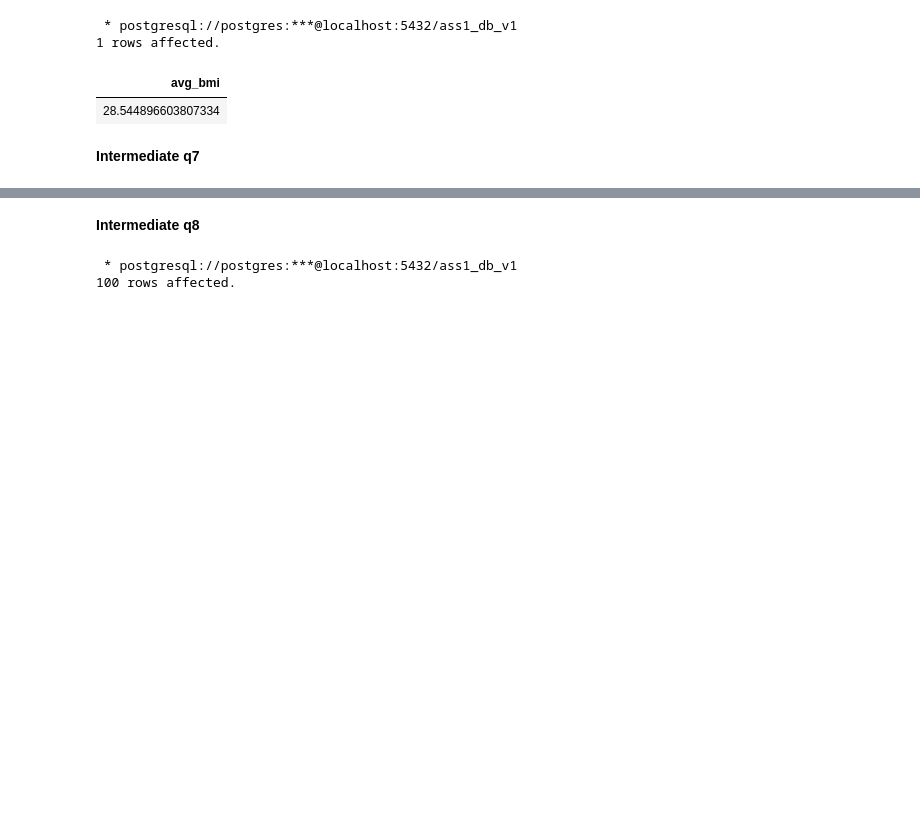
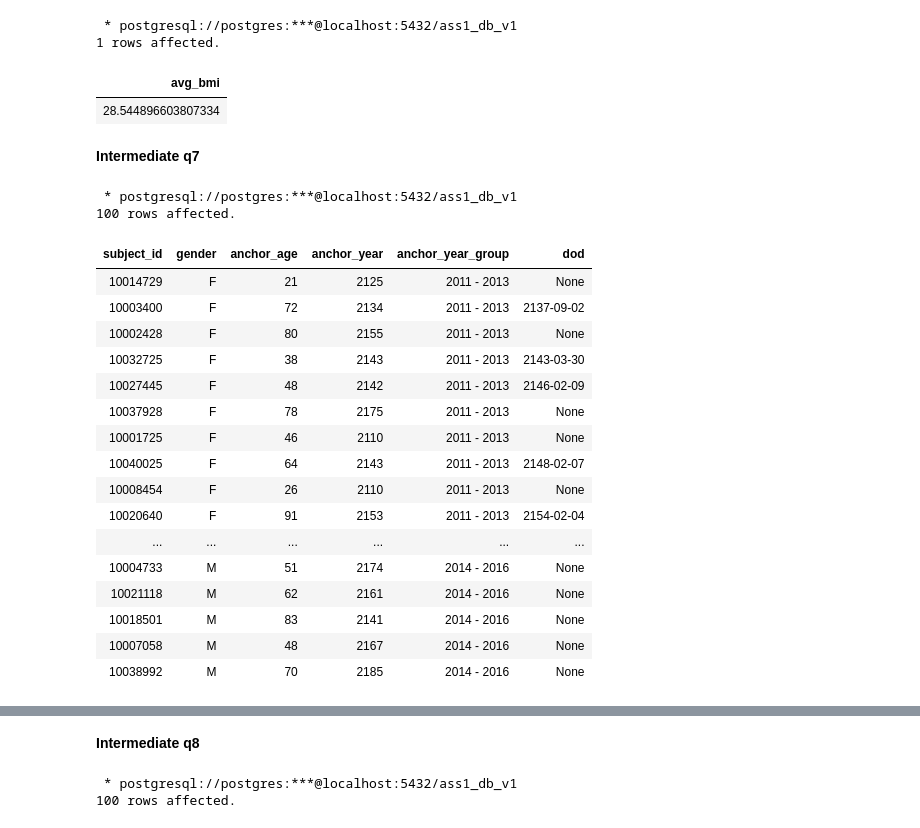
Before and after one commit to sarthak-panda/Sem6, a Jupyter notebook: COL362/Assignments/A1/rough.ipynb, the cells around one changed output, grey strips where cells are left out. Drawn from its saved outputs; the diff is of its cells as text; code cells hidden in the pictures; blank space fills up the shorter version.

```diff
--- a/COL362/Assignments/A1/rough.ipynb
+++ b/COL362/Assignments/A1/rough.ipynb
@@ -457,3 +457,25 @@ from cte
 **Intermediate q7**
 # %%
 %%sql
+select *
+from hosp.diagnoses_icd
+# %% [output]
+ * postgresql://postgres:***@localhost:5432/ass1_db_v1
+100 rows affected.
+| subject_id | gender | anchor_age | anchor_year | anchor_year_group | dod |
+| 10014729 | F | 21 | 2125 | 2011 - 2013 | None |
+| 10003400 | F | 72 | 2134 | 2011 - 2013 | 2137-09-02 |
+| 10002428 | F | 80 | 2155 | 2011 - 2013 | None |
+| 10032725 | F | 38 | 2143 | 2011 - 2013 | 2143-03-30 |
+| 10027445 | F | 48 | 2142 | 2011 - 2013 | 2146-02-09 |
+| 10037928 | F | 78 | 2175 | 2011 - 2013 | None |
+| 10001725 | F | 46 | 2110 | 2011 - 2013 | None |
+| 10040025 | F | 64 | 2143 | 2011 - 2013 | 2148-02-07 |
+| 10008454 | F | 26 | 2110 | 2011 - 2013 | None |
+| 10020640 | F | 91 | 2153 | 2011 - 2013 | 2154-02-04 |
+| ... | ... | ... | ... | ... | ... |
+| 10004733 | M | 51 | 2174 | 2014 - 2016 | None |
+| 10021118 | M | 62 | 2161 | 2014 - 2016 | None |
+| 10018501 | M | 83 | 2141 | 2014 - 2016 | None |
+| 10007058 | M | 48 | 2167 | 2014 - 2016 | None |
+| 10038992 | M | 70 | 2185 | 2014 - 2016 | None |
```
Also changed, not shown: parts of 6 cells of this notebook.
